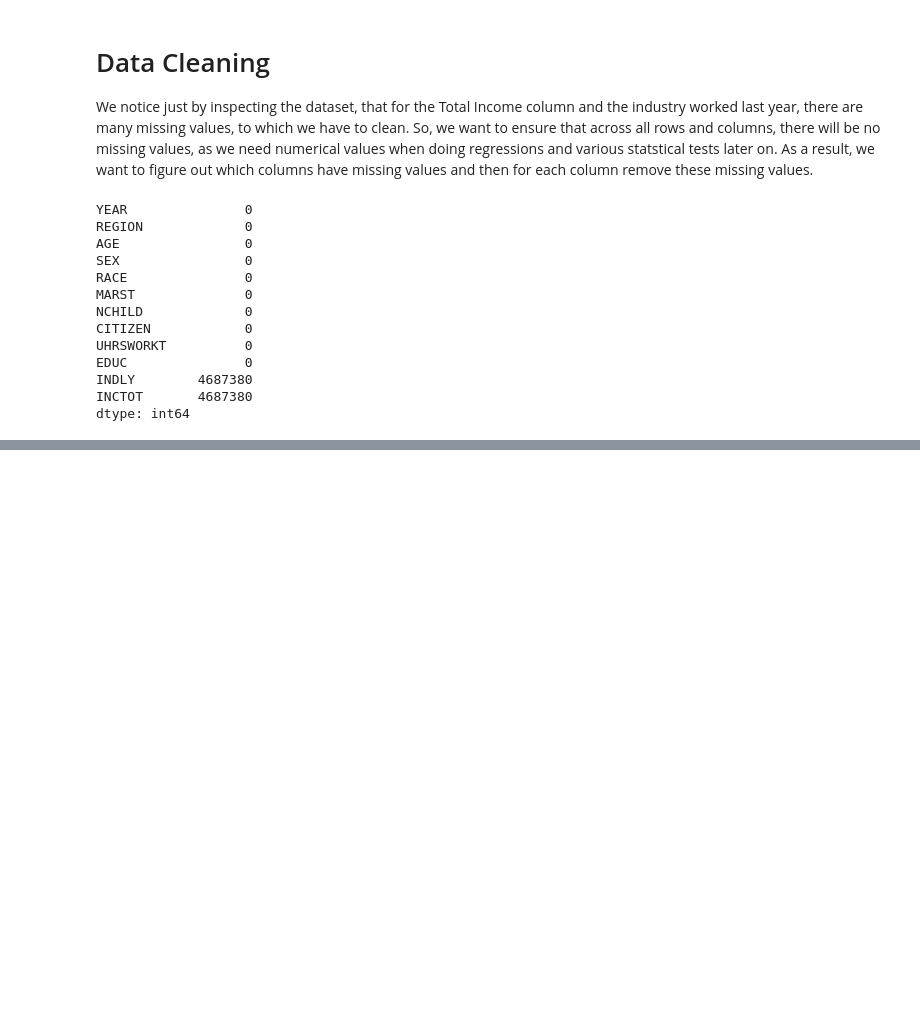
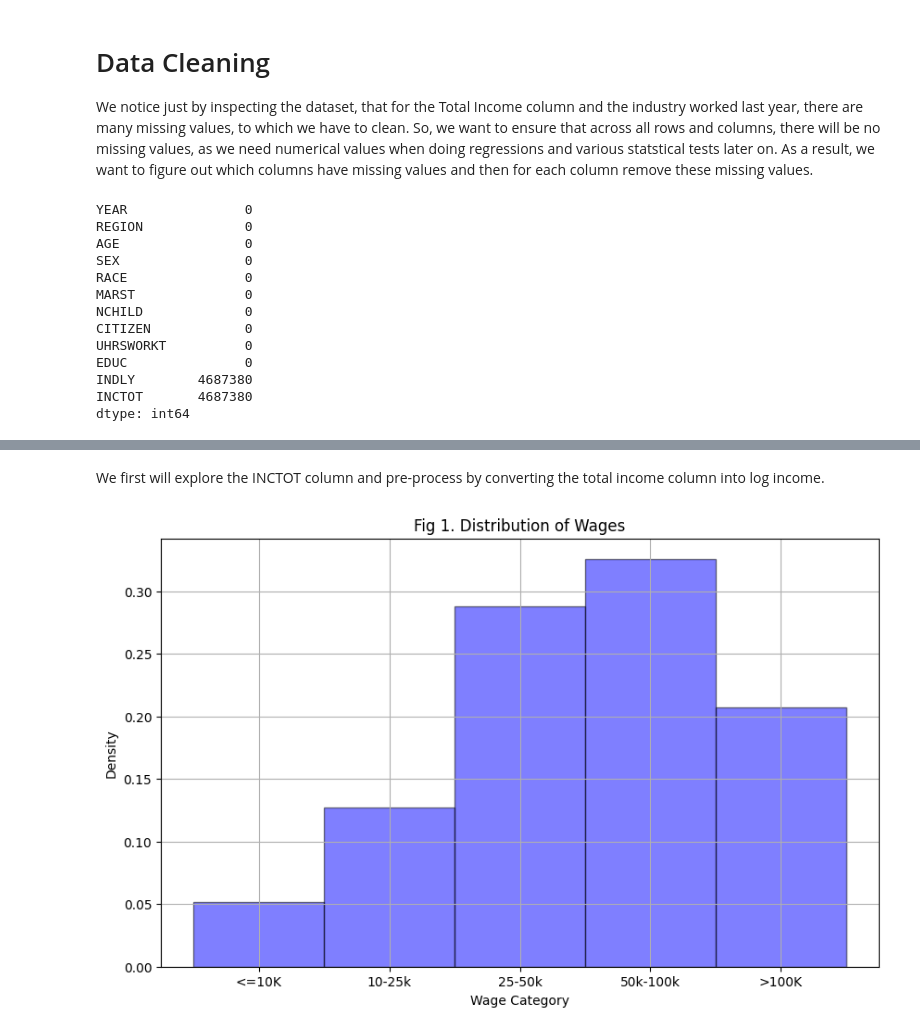
Before and after one commit to morida10/ECON320FP, a Jupyter notebook: play.ipynb, the cells around one changed output, grey strips where cells are left out. Drawn from its saved outputs; the diff is of its cells as text; code cells hidden in the pictures; blank space fills up the shorter version.

```diff
--- a/play.ipynb
+++ b/play.ipynb
@@ -163,4 +140,0 @@ df['INCTOT_CAT'] = pd.cut(df['INCTOT'], bins=bins, labels=labels)
-# %%
-df['below15k'] = (df['INCTOT_CAT'] == 'Below 15k').astype(int)
-df['15to25k'] = (df['INCTOT_CAT'] == '15k-25k').astype(int)
-df['25to50k'] = (df['INCTOT_CAT'] == '25k-50k').astype(int)
@@ -207,0 +146,8 @@ df
+# %%
+# Cleaning total income column
+print(df["INCTOT"].max(),df["INCTOT"].min()) # We should ensure 1) That we have values less than our max
+# and 2) We should ensure our values are greater than zero.
+df=df[(df["INCTOT"]<df["INCTOT"].max())&(df["INCTOT"]>0)]
+# Further analysis, suggests there are many people in our dataset making less than 10000$ a year,
+# which raises suspicisons, however there are most likely cases where this arises, so we should not filter
+print(sum(df["INCTOT"]<1000))
@@ -207,0 +157,8 @@ df
+# %%
+# Cleaning UHRSWORKT column
+# As given in the IPUMS database 999 = Not in universe (NIU) for UHRSWORKT, so we will filter
+df=df[df["UHRSWORKT"]!=999]
+print(sum(df["UHRSWORKT"]==997)) # We also have codes that indicate 997 = Hours vary, but this is not meaninful for our analysis
+df=df[df["UHRSWORKT"]!=997]
+print(df["UHRSWORKT"].max())# It is not feasible to work more then 24*7=168 hours/week
+df=df[df["UHRSWORKT"]<168]
@@ -207,0 +176,32 @@ df
+# %% [markdown]
+We first will explore the INCTOT column and pre-process by converting the total income column into log income.
+# %%
+df["ln_INCTOT"]=(np.log(df["INCTOT"])) # Convert to log wages- a popular choice.
+def convert_wage_to_category(wage):
+    if wage <= 10000:
+        return 0
+    elif 10000 < wage <= 25000:
+        return 1
+    elif 25000 < wage <= 50000:
+        return 2
+    elif 50000 < wage <= 100000:
+        return 3
+    elif wage > 100000:
+        return 4
+    else:
+        return None
+
+df['wage_cat'] = df['INCTOT'].apply(convert_wage_to_category)
+
+
+plt.figure(figsize=(10, 6))
+plt.hist(df['wage_cat'], bins=[0, 1, 2, 3, 4, 5], color='blue', alpha=0.5, edgecolor='black',density=True)
+category_labels = ['<=10K', '10-25k', '25-50k', '50k-100k', '>100K']
+plt.xticks(ticks=[0.5, 1.5, 2.5, 3.5, 4.5], labels=category_labels)
+plt.title('Fig 1. Distribution of Wages')
+plt.xlabel('Wage Category')
+plt.ylabel('Density')
+plt.grid(True)
+plt.show()
+# %% [output]
+[figure, added]
```
Also changed, not shown: parts of 99 cells of this notebook.
